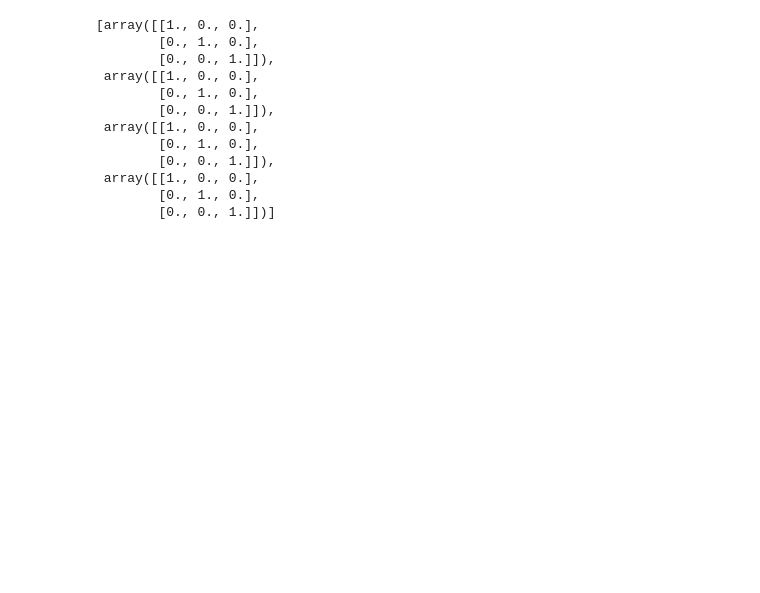
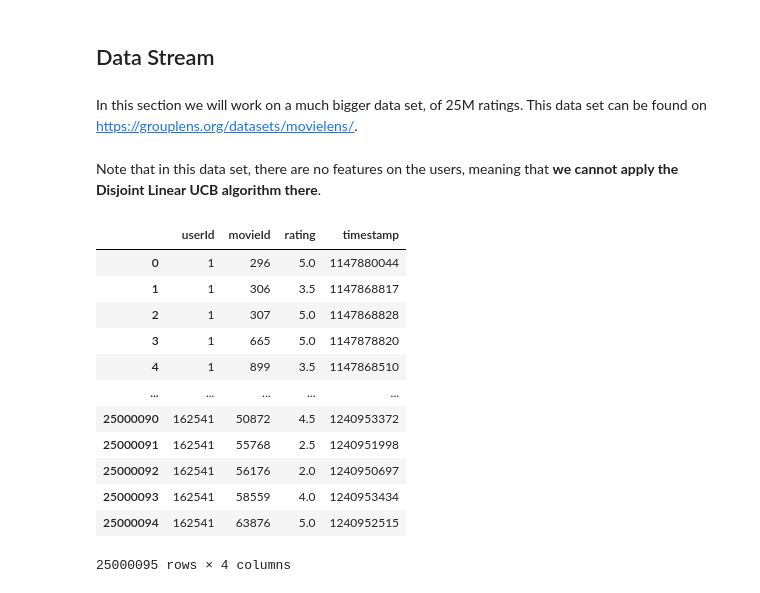
Before and after one commit to fllin1/aml_mab, a Jupyter notebook: Plot Big Data/plots_for_20M.ipynb, the cells around one changed output. Drawn from its saved outputs; the diff is of its cells as text; code cells hidden in the pictures; blank space fills up the shorter version.

```diff
--- a/Plot Big Data/plots_for_20M.ipynb
+++ b/Plot Big Data/plots_for_20M.ipynb
@@ -62,15 +6,23 @@ def policy_evaluator_disjoint_lin_ucb(dataframe, alpha):
-# %%
-[np.eye(3)] * 4
-# %% [output]
-[array([[1., 0., 0.],
-        [0., 1., 0.],
-        [0., 0., 1.]]),
- array([[1., 0., 0.],
-        [0., 1., 0.],
-        [0., 0., 1.]]),
- array([[1., 0., 0.],
-        [0., 1., 0.],
-        [0., 0., 1.]]),
- array([[1., 0., 0.],
-        [0., 1., 0.],
-        [0., 0., 1.]])]
+# %% [markdown]
+## Data Stream
+# %% [markdown]
+In this section we will work on a much bigger data set, of 25M ratings. This data set can be found on https://grouplens.org/datasets/movielens/.
+# %% [markdown]
+Note that in this data set, there are no features on the users, meaning that **we cannot apply the Disjoint Linear UCB algorithm there**.
+# %%
+data_stream = pd.read_csv('../data/ml-25m/ratings.csv')
+data_stream
+# %% [output]
+|  | userId | movieId | rating | timestamp |
+| 0 | 1 | 296 | 5.0 | 1147880044 |
+| 1 | 1 | 306 | 3.5 | 1147868817 |
+| 2 | 1 | 307 | 5.0 | 1147868828 |
+| 3 | 1 | 665 | 5.0 | 1147878820 |
+| 4 | 1 | 899 | 3.5 | 1147868510 |
+| ... | ... | ... | ... | ... |
+| 25000090 | 162541 | 50872 | 4.5 | 1240953372 |
+| 25000091 | 162541 | 55768 | 2.5 | 1240951998 |
+| 25000092 | 162541 | 56176 | 2.0 | 1240950697 |
+| 25000093 | 162541 | 58559 | 4.0 | 1240953434 |
+| 25000094 | 162541 | 63876 | 5.0 | 1240952515 |
+25000095 rows × 4 columns
```
Also changed, not shown: parts of 18 cells of this notebook, 4 other files.
